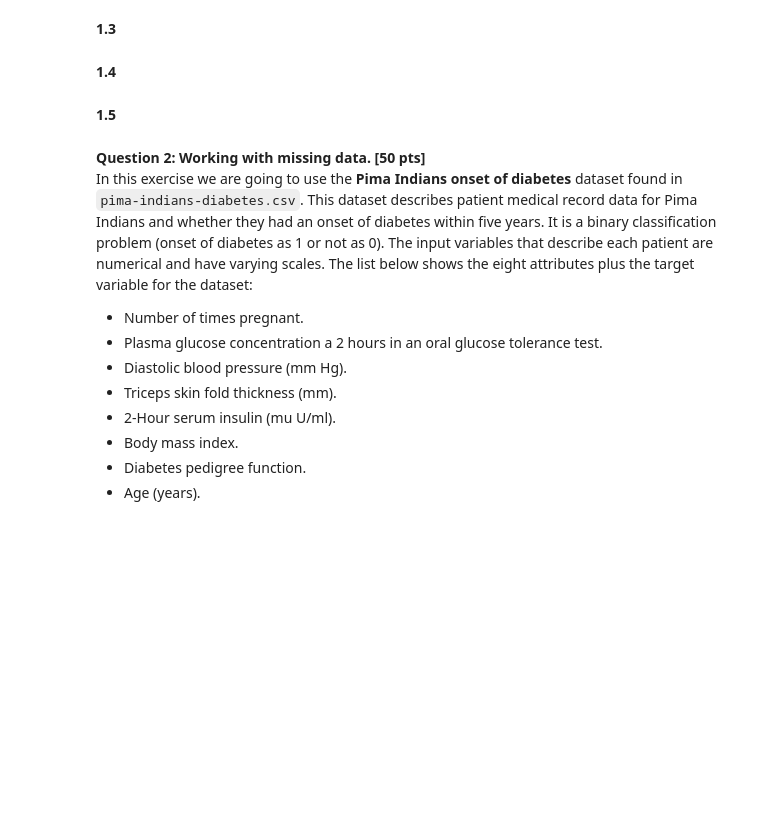
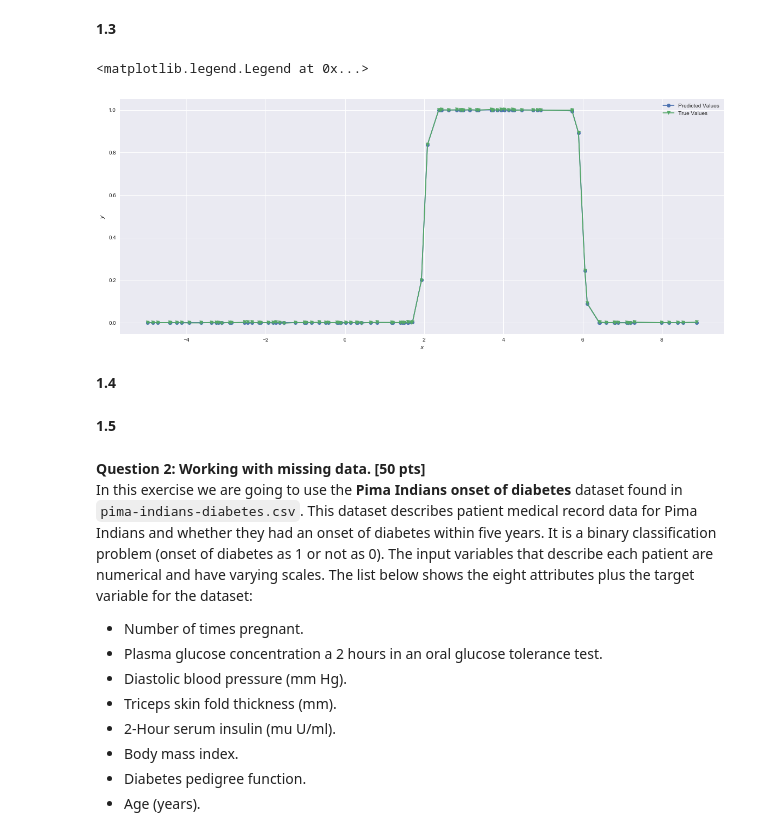
Before and after one commit to tmaounis/cs109a_hw6, a Jupyter notebook: cs109a_hw6_109.ipynb, the cells around one changed output. Drawn from its saved outputs; the diff is of its cells as text; code cells hidden in the pictures; blank space fills up the shorter version.

```diff
--- a/cs109a_hw6_109.ipynb
+++ b/cs109a_hw6_109.ipynb
@@ -134,3 +147,15 @@ def affine(x, w, b):
+# %%
+y_pred_one = affine(sigmoid(affine(one_hump_df["x"],20,-40))+sigmoid(affine(one_hump_df["x"],-20,120)),1,-1)
+plt.figure(figsize=(20,8))
+plt.title("True vs Manual Weight Predicted on One Hump Function")
+plt.plot(one_hump_df['x'],y_pred_one, label="Predicted Values", marker="o")
+plt.plot(one_hump_df['x'],one_hump_df['y'], label="True Values", marker="v")
+plt.xlabel("$x$")
+plt.ylabel("$y$")
+plt.legend()
+# %% [output]
+<matplotlib.legend.Legend at 0x...>
+[figure, added]
 # %% [markdown]
 **1.4**
 # %%
```
Also changed, not shown: parts of 3 cells of this notebook.
